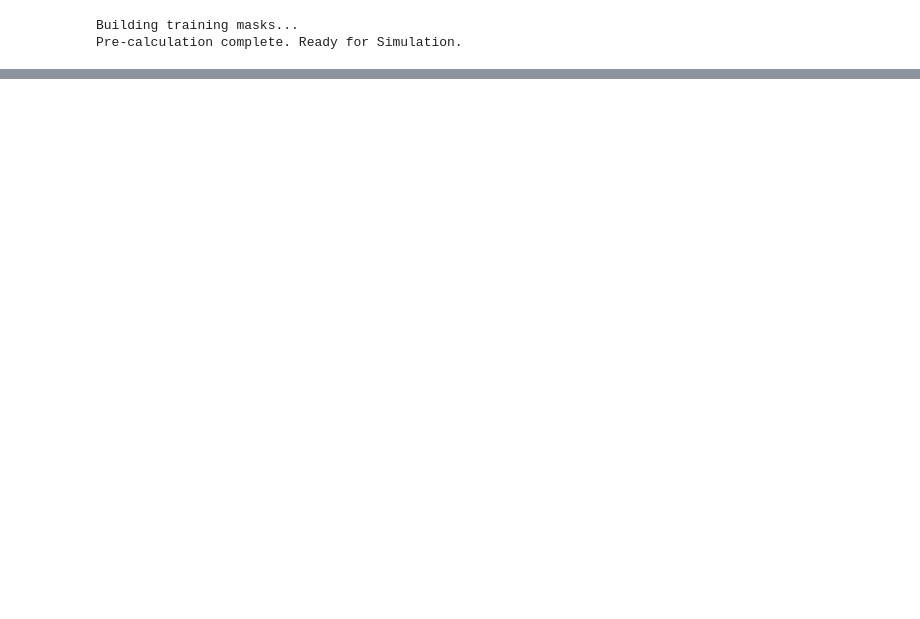
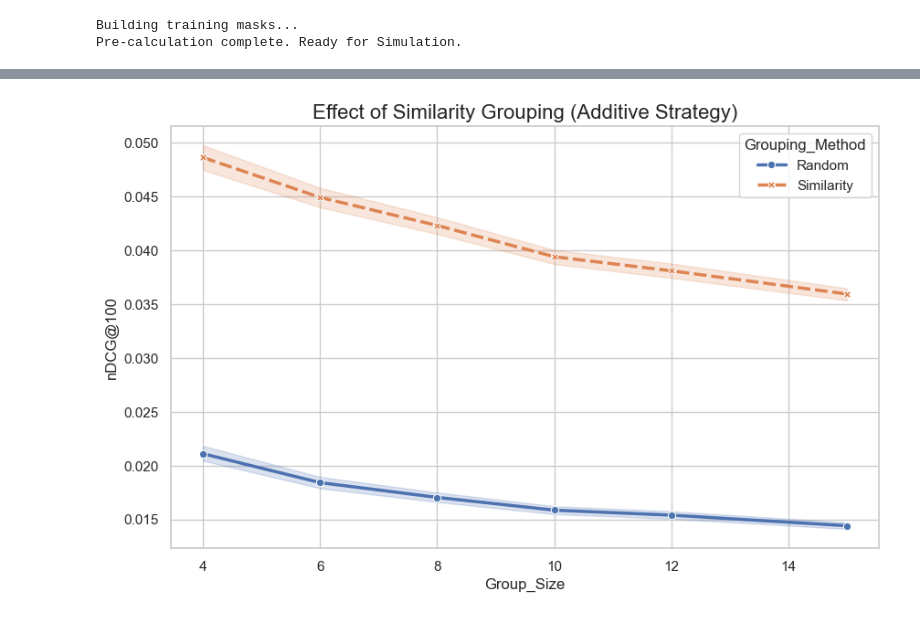
Before and after one commit to YannKleees/recsys, a Jupyter notebook: RecSysNotebooks/GroupingEVal.ipynb, the cells around one changed output, grey strips where cells are left out. Saved outputs shown, nothing was run; the diff lists cells and outputs as text; code cells hidden in the pictures; blank space fills up the shorter version.

```diff
--- a/RecSysNotebooks/GroupingEVal.ipynb
+++ b/RecSysNotebooks/GroupingEVal.ipynb
@@ -362,0 +314,26 @@ Mean nDCG Scores:
+# %%
+def calculate_group_ndcg(group_real_ids, top_k_items, k, true_items_map):
+    """Calculates average nDCG for the group members."""
+    member_ndcgs = []
+
+    for uid in group_real_ids:
+        true_items = true_items_map.get(uid, {})
+        if not true_items: continue
+
+        dcg = 0.0
+        idcg = 0.0
+
+        # DCG
+        for rank, item_idx in enumerate(top_k_items):
+            if item_idx in true_items:
+                # Assuming binary relevance (1 or 0) for simplicity in implicit feedback
+                dcg += 1.0 / np.log2(rank + 2)
+
+        # IDCG
+        n_poss = min(len(true_items), k)
+        for rank in range(n_poss):
+            idcg += 1.0 / np.log2(rank + 2)
+
+        member_ndcgs.append(dcg / idcg if idcg > 0 else 0)
+
+    return np.mean(member_ndcgs) if member_ndcgs else 0
@@ -362,0 +566,20 @@ Mean nDCG Scores:
+# %%
+plt.figure(figsize=(10, 6))
+# Filter for just the 'additive' (Average) strategy to keep plot clean
+subset = df_results[df_results['Strategy'] == 'additive']
+
+sns.lineplot(
+    data=subset,
+    x="Group_Size",
+    y="nDCG",
+    hue="Grouping_Method",
+    style="Grouping_Method",
+    markers=True,
+    linewidth=2.5,
+    errorbar=('ci', 95)
+)
+plt.title("Effect of Similarity Grouping (Additive Strategy)", fontsize=16)
+plt.ylabel("nDCG@100", fontsize=12)
+plt.show()
+# %% [output]
+[figure, added]
```
Also changed, not shown: parts of 18 cells of this notebook, 1 other file.
